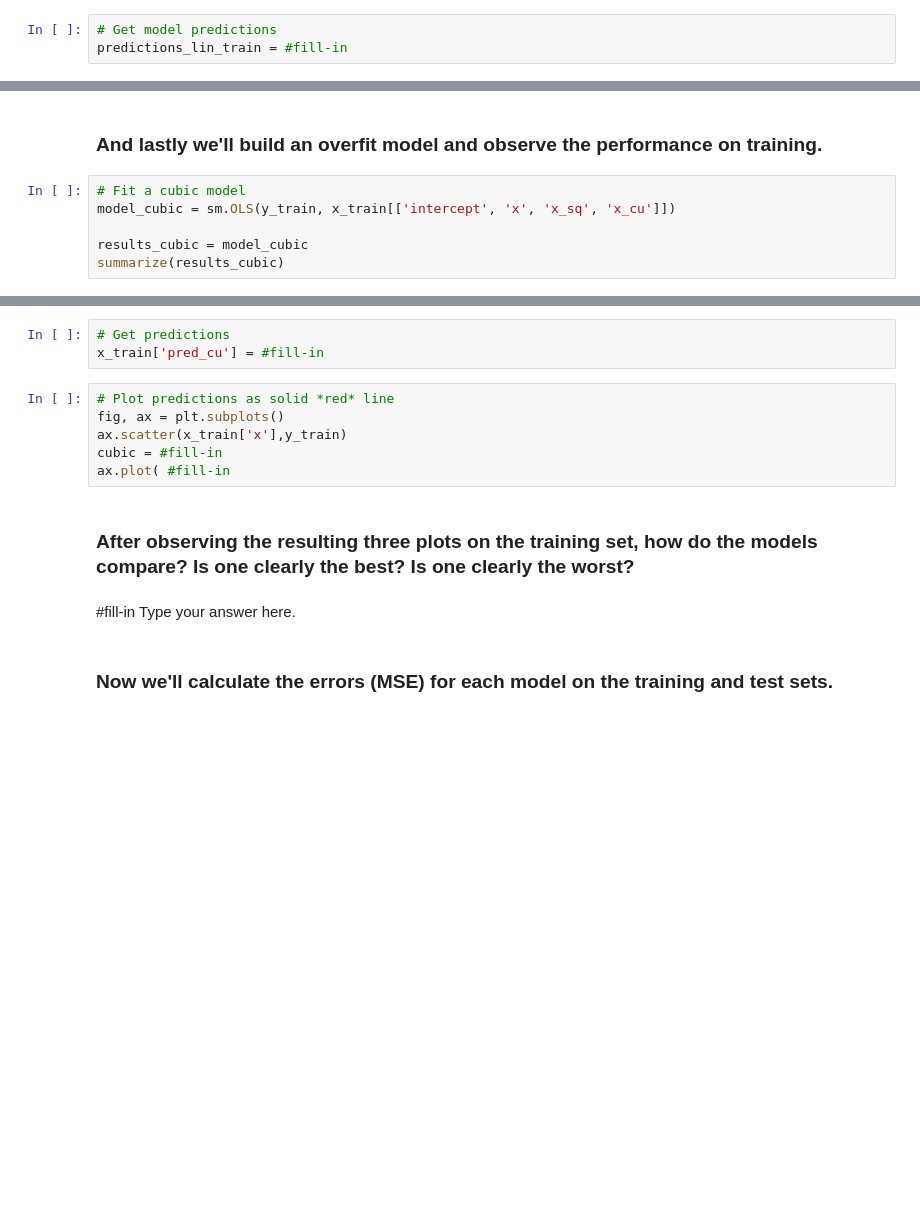
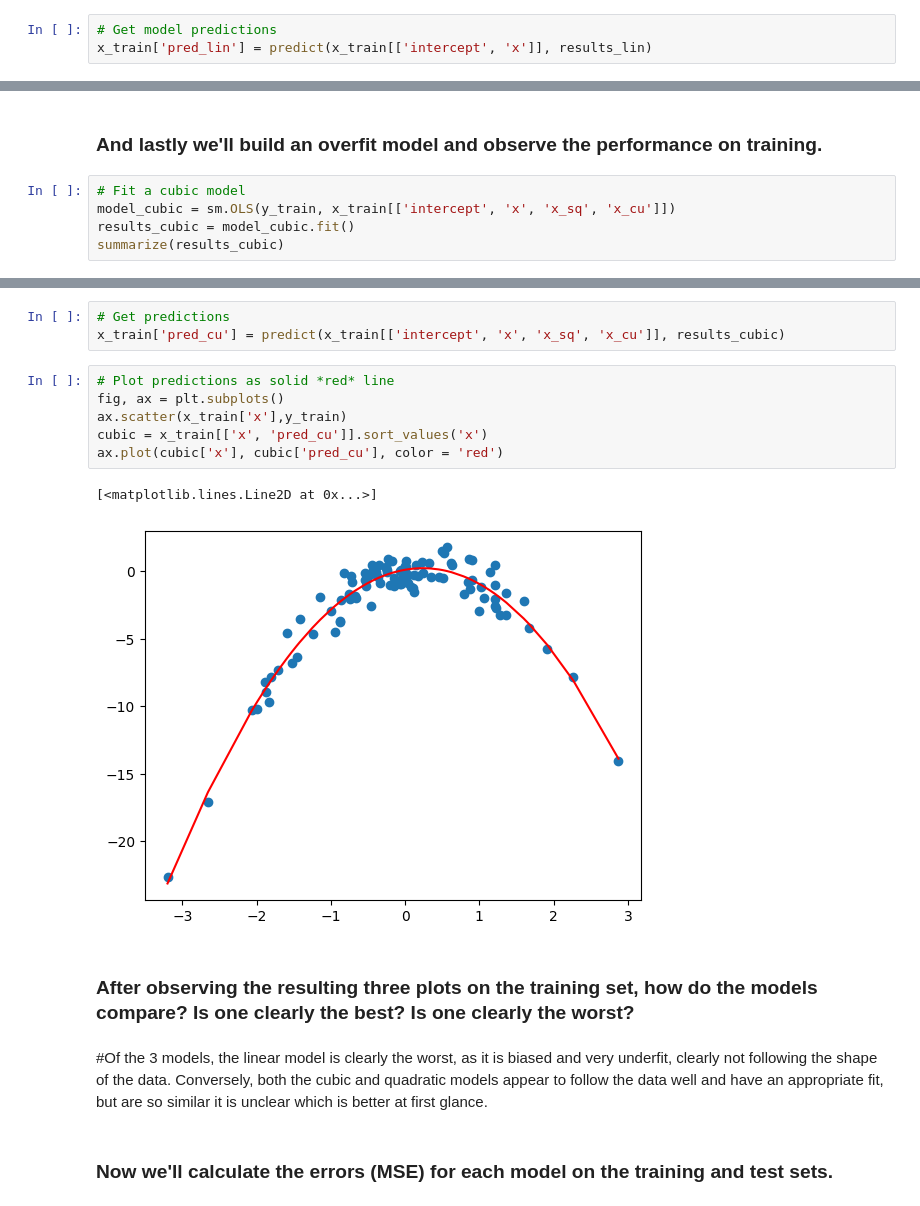
Before and after one commit to mib21010/code_2600, a Jupyter notebook: mod02_trainingsplit.ipynb, the cells around one changed output, grey strips where cells are left out. Drawn from its saved outputs; the diff is of its cells as text; blank space fills up the shorter version.

```diff
--- a/mod02_trainingsplit.ipynb
+++ b/mod02_trainingsplit.ipynb
@@ -116,6 +128,6 @@ summarize(results_lin)
 # %%
 # Get model predictions
-predictions_lin_train = #fill-in
+x_train['pred_lin'] = predict(x_train[['intercept', 'x']], results_lin)
 # %%
 # Plot predictions as solid *orange* line
 fig, ax = plt.subplots()
@@ -127,6 +142,5 @@ ax.plot(linear['x'], linear['pred_lin'], color = 'orange')
 # %%
 # Fit a cubic model
 model_cubic = sm.OLS(y_train, x_train[['intercept', 'x', 'x_sq', 'x_cu']])
-
-results_cubic = model_cubic
+results_cubic = model_cubic.fit()
 summarize(results_cubic)
@@ -133,17 +153,19 @@ summarize(results_cubic)
 # %%
 # Get predictions
-x_train['pred_cu'] = #fill-in
+x_train['pred_cu'] = predict(x_train[['intercept', 'x', 'x_sq', 'x_cu']], results_cubic)
 # %%
 # Plot predictions as solid *red* line
 fig, ax = plt.subplots()
 ax.scatter(x_train['x'],y_train)
-cubic = #fill-in
-ax.plot( #fill-in
+cubic = x_train[['x', 'pred_cu']].sort_values('x')
+ax.plot(cubic['x'], cubic['pred_cu'], color = 'red')
+# %% [output]
+[<matplotlib.lines.Line2D at 0x...>]
+[figure, added]
 # %% [markdown]
 ### After observing the resulting three plots on the training set, how do the models compare? Is one clearly the best? Is one clearly the worst?
 # %% [markdown]
-#fill-in
-Type your answer here.
+#Of the 3 models, the linear model is clearly the worst, as it is biased and very underfit, clearly not following the shape of the data. Conversely, both the cubic and quadratic models appear to follow the data well and have an appropriate fit, but are so similar it is unclear which is better at first glance.
 # %% [markdown]
 ### Now we'll calculate the errors (MSE) for each model on the training and test sets.
 # %%
```
Also changed, not shown: parts of 8 cells of this notebook.
